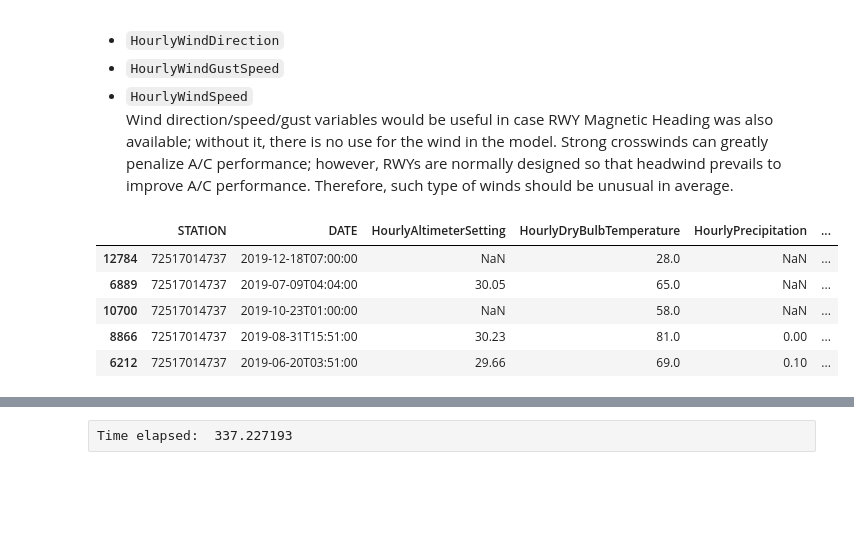
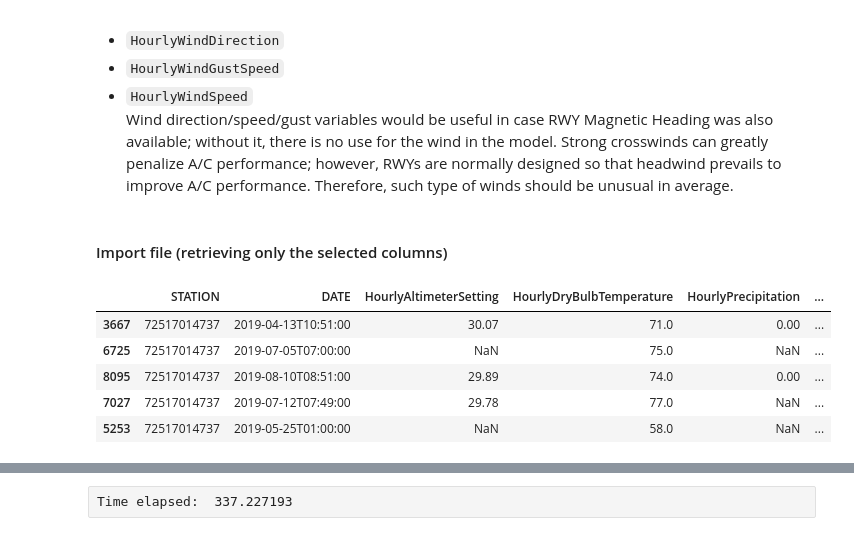
Before and after one commit to malonsol/TFM_KSchool, a Jupyter notebook: EDA/DELAY/LCD_DataPreparation.ipynb, the cells around one changed output, grey strips where cells are left out. Drawn from its saved outputs; the diff is of its cells as text; code cells hidden in the pictures; blank space fills up the shorter version.

```diff
--- a/EDA/DELAY/LCD_DataPreparation.ipynb
+++ b/EDA/DELAY/LCD_DataPreparation.ipynb
@@ -68,8 +70,8 @@ csv_files_path
 # %% [output]
 'C:\\Users\\turge\\CompartidoVM\\0.TFM\\Output_Data\\NOAA\\LCD_files'
 # %%
-individualLCDfileName = "ABE_14737.csv"
-individualLCDfileNamePath = os.path.join(csv_files_path, individualLCDfileName)
-individualLCDfileNamePath
+individualLCLCDileName = "ABE_14737.csv"
+individualLCLCDileNamePath = os.path.join(csv_files_path, individualLCLCDileName)
+individualLCLCDileNamePath
 # %% [output]
 'C:\\Users\\turge\\CompartidoVM\\0.TFM\\Output_Data\\NOAA\\LCD_files\\ABE_14737.csv'
@@ -237,16 +239,18 @@ Additional note for **wind**:
 - `HourlyWindGustSpeed`
 - `HourlyWindSpeed`
 Wind direction/speed/gust variables would be useful in case RWY Magnetic Heading was also available; without it, there is no use for the wind in the model. Strong crosswinds can greatly penalize A/C performance; however, RWYs are normally designed so that headwind prevails to improve A/C performance. Therefore, such type of winds should be unusual in average.
+# %% [markdown]
+#### Import file (retrieving only the selected columns)
 # %%
-lcd = pd.read_csv(individualLCDfileNamePath,
+lcd = pd.read_csv(individualLCLCDileNamePath,
                   encoding='latin1',
                   usecols=cols,
                   low_memory = False)
 lcd.sample(5)
 # %% [output]
 |  | STATION | DATE | HourlyAltimeterSetting | HourlyDryBulbTemperature | HourlyPrecipitation | ... |
-| 12784 | 72517014737 | 2019-12-18T07:00:00 | NaN | 28.0 | NaN | ... |
-| 6889 | 72517014737 | 2019-07-09T04:04:00 | 30.05 | 65.0 | NaN | ... |
-| 10700 | 72517014737 | 2019-10-23T01:00:00 | NaN | 58.0 | NaN | ... |
-| 8866 | 72517014737 | 2019-08-31T15:51:00 | 30.23 | 81.0 | 0.00 | ... |
-| 6212 | 72517014737 | 2019-06-20T03:51:00 | 29.66 | 69.0 | 0.10 | ... |
+| 3667 | 72517014737 | 2019-04-13T10:51:00 | 30.07 | 71.0 | 0.00 | ... |
+| 6725 | 72517014737 | 2019-07-05T07:00:00 | NaN | 75.0 | NaN | ... |
+| 8095 | 72517014737 | 2019-08-10T08:51:00 | 29.89 | 74.0 | 0.00 | ... |
+| 7027 | 72517014737 | 2019-07-12T07:49:00 | 29.78 | 77.0 | NaN | ... |
+| 5253 | 72517014737 | 2019-05-25T01:00:00 | NaN | 58.0 | NaN | ... |
```
Also changed, not shown: parts of 31 cells of this notebook.
